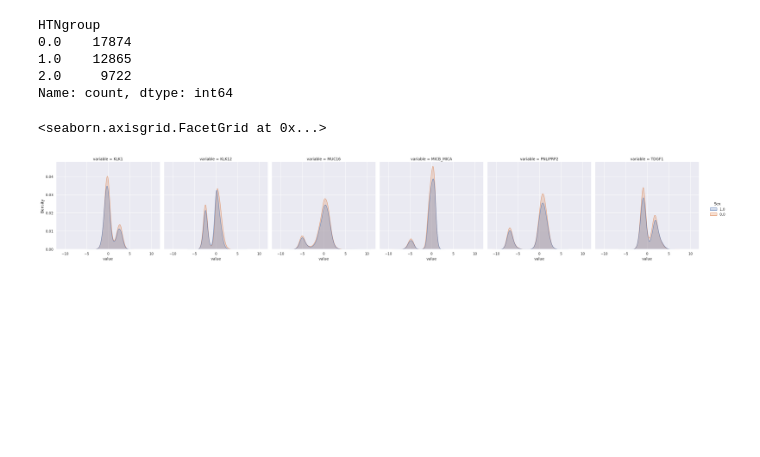
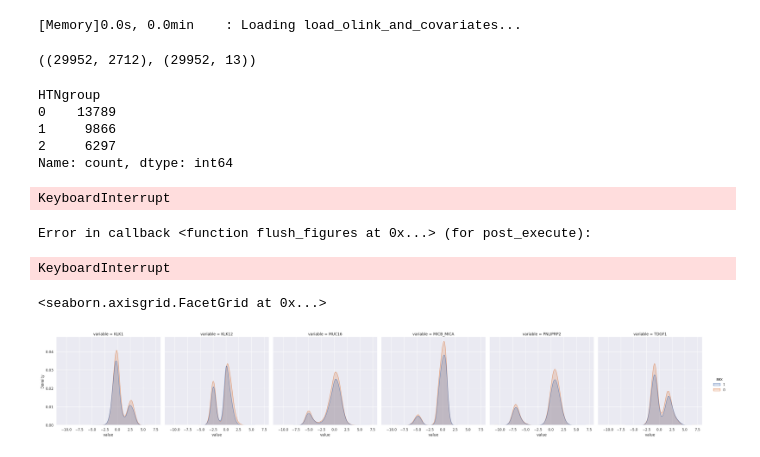
Before and after one commit to ipolharvard/biobank_olink, a Jupyter notebook: notebooks/dataset.ipynb, the cells around one changed output. Saved outputs shown, nothing was run; the diff lists cells and outputs as text; code cells hidden in the pictures; blank space fills up the shorter version.

Commit message:
Update the project to new olink data

```diff
--- a/notebooks/dataset.ipynb
+++ b/notebooks/dataset.ipynb
@@ -64,17 +9,51 @@ for i in range(0, len(ol_df.columns), 100):
+# %%
+from biobank_olink.dataset import load_olink_and_covariates
+
+ol_df, cov_df = load_olink_and_covariates(cols_na_th=0.3, rows_na_th=0.3, corr_th=0.9)
+ol_df.shape, cov_df.shape
+# %% [output]
+[Memory]0.0s, 0.0min    : Loading load_olink_and_covariates...
+((29952, 2712), (29952, 13))
 # %%
 cov_df.HTNgroup.value_counts()
 # %% [output]
 HTNgroup
-0.0    17874
-1.0    12865
-2.0     9722
+0    13789
+1     9866
+2     6297
 Name: count, dtype: int64
+# %%
+from biobank_olink.constants import PROJECT_ROOT
+import matplotlib.pyplot as plt
+
+figure_dir = PROJECT_ROOT / "figs"
+figure_dir.mkdir(exist_ok=True)
+
+
+def plot_histograms(df):
+    grid_size = int(np.ceil(np.sqrt(len(df.columns))))
+    plt.figure(figsize=(6 * grid_size, 6 * grid_size))
+    for index, column in enumerate(df.columns):
+        plt.subplot(grid_size, grid_size, index + 1)
+        sns.histplot(data=df, x=column, kde=False, bins=30, hue=cov_df.sex.values.astype(str))
+        plt.title(f'Histogram of {column}')
+        plt.xlabel(column)
+        plt.ylabel('Frequency')
+    plt.tight_layout()
+    plt.savefig(figure_dir / f"histograms_{i}_{i + 100}.png")
+
+
+for i in range(0, len(ol_df.columns), 100):
+    plot_histograms(ol_df.iloc[:, i:i + 100])
+# %% [output]
+KeyboardInterrupt
+Error in callback <function flush_figures at 0x...> (for post_execute):
+KeyboardInterrupt
 # %%
-biomarkers = ["KLK1", "KLK12", "MUC16", "MICB_MICA",
-              "PNLIPRP2", "TDGF1"]
+biomarkers = ["KLK1", "KLK12", "MUC16", "MICB_MICA", "PNLIPRP2", "TDGF1"]
 data = ol_df.loc[:, biomarkers].melt(ignore_index=False)
 sns.displot(data=data.reset_index(), x="value", col="variable",
-            hue=cov_df.Sex[data.index].reset_index(drop=True).astype(str), kind="kde", fill=True)
+            hue=cov_df.sex[data.index].reset_index(drop=True).astype(str), kind="kde", fill=True)
 # %% [output]
 <seaborn.axisgrid.FacetGrid at 0x...>
-[figure, old version]
+[figure, new version]
```
Also changed, not shown: parts of 6 cells of this notebook, 10 other files.
